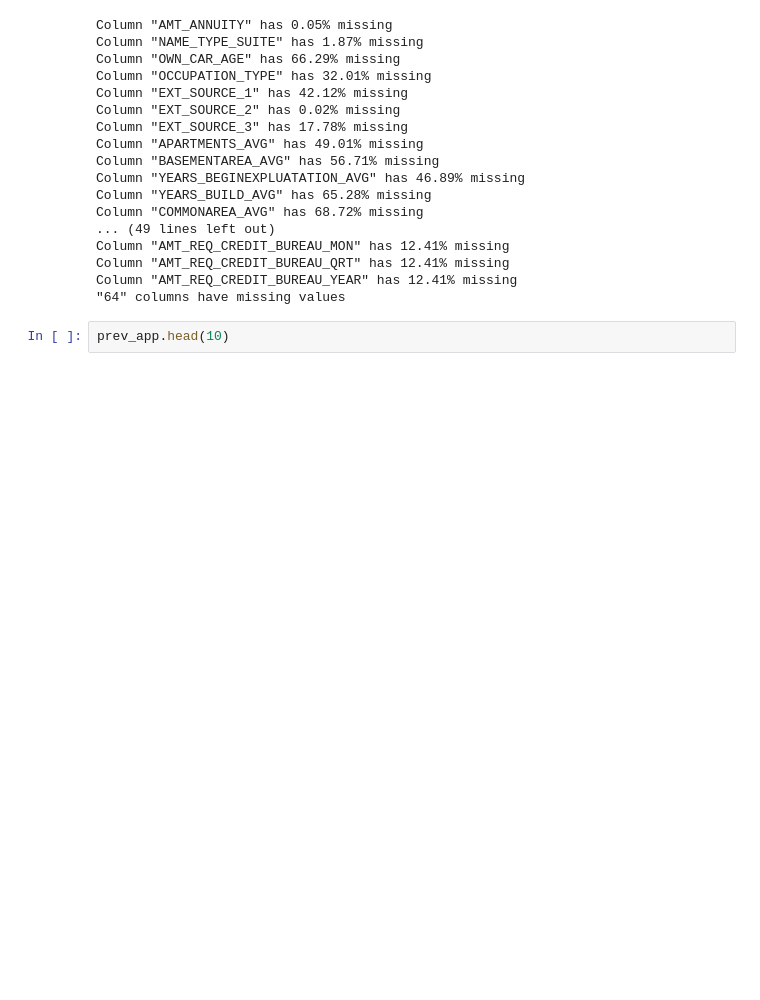
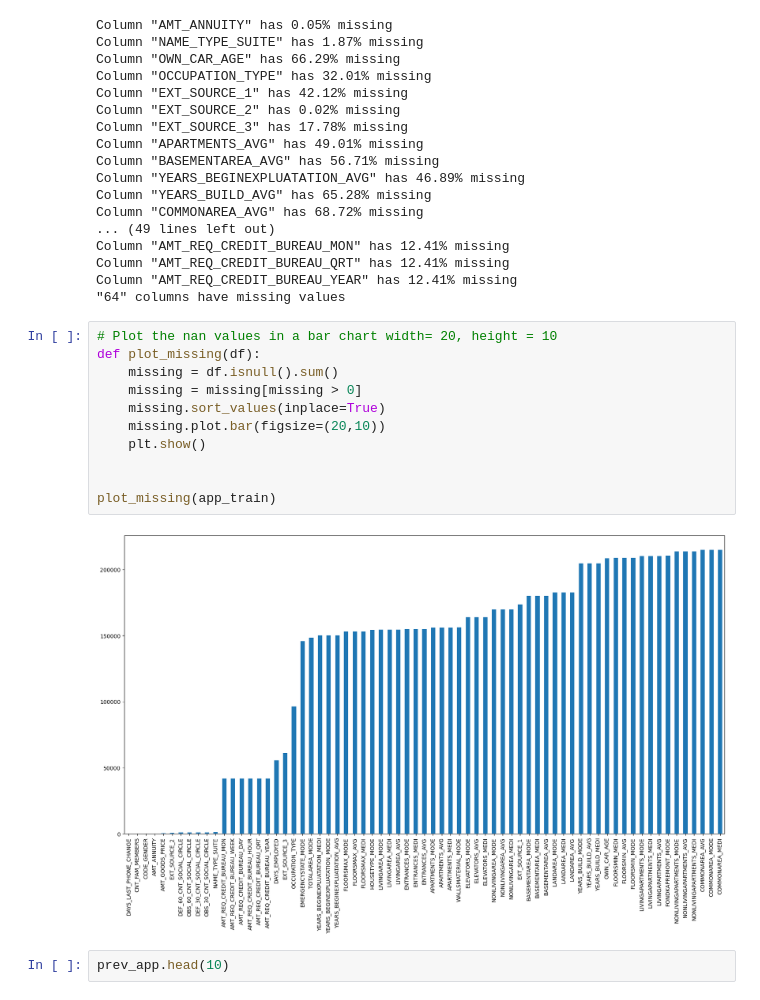
Before and after one commit to Jacobpes/credit_scoring, a Jupyter notebook: EDA.ipynb, the cells around one changed output. Cells and saved outputs as stored; diff of their text form; blank space fills up the shorter version.

```diff
--- a/EDA.ipynb
+++ b/EDA.ipynb
@@ -101,6 +101,19 @@ Column "AMT_REQ_CREDIT_BUREAU_MON" has 12.41% missing
 Column "AMT_REQ_CREDIT_BUREAU_QRT" has 12.41% missing
 Column "AMT_REQ_CREDIT_BUREAU_YEAR" has 12.41% missing
 "64" columns have missing values
+# %%
+# Plot the nan values in a bar chart width= 20, height = 10
+def plot_missing(df):
+    missing = df.isnull().sum()
+    missing = missing[missing > 0]
+    missing.sort_values(inplace=True)
+    missing.plot.bar(figsize=(20,10))
+    plt.show()
+
+
+plot_missing(app_train)
+# %% [output]
+[figure, added]
 # %%
 prev_app.head(10)
 # %% [output]
```
Also changed, not shown: parts of 20 cells of this notebook, 13 other files.
